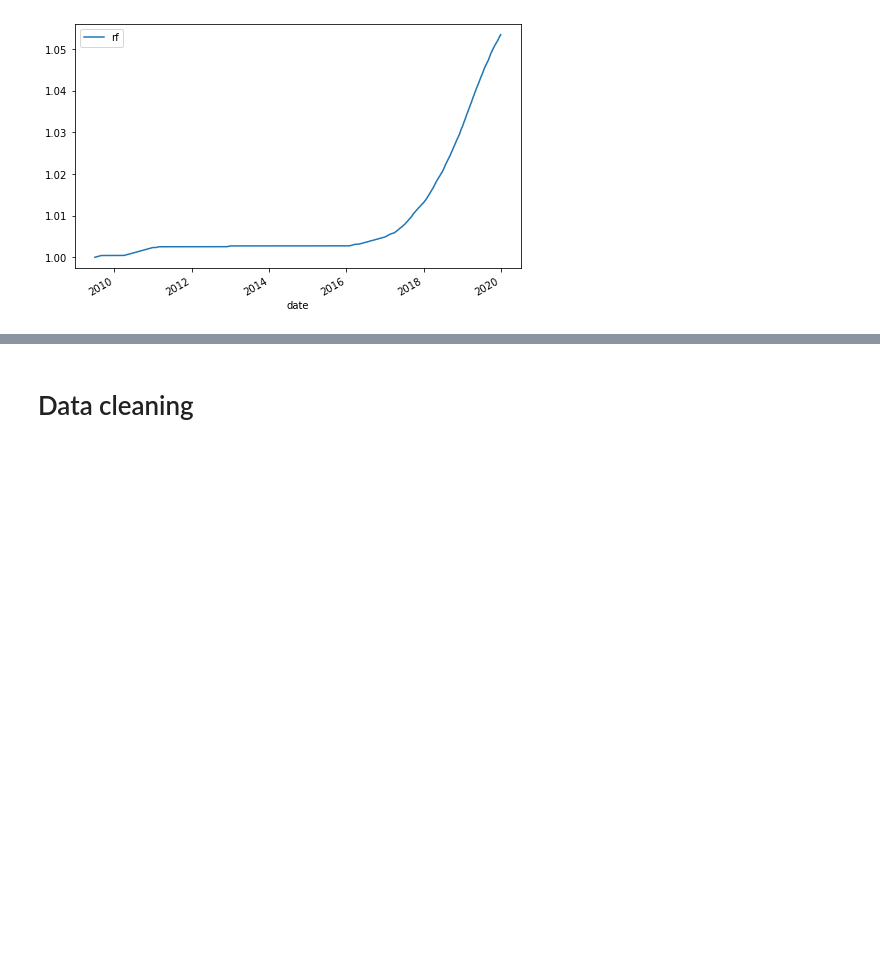
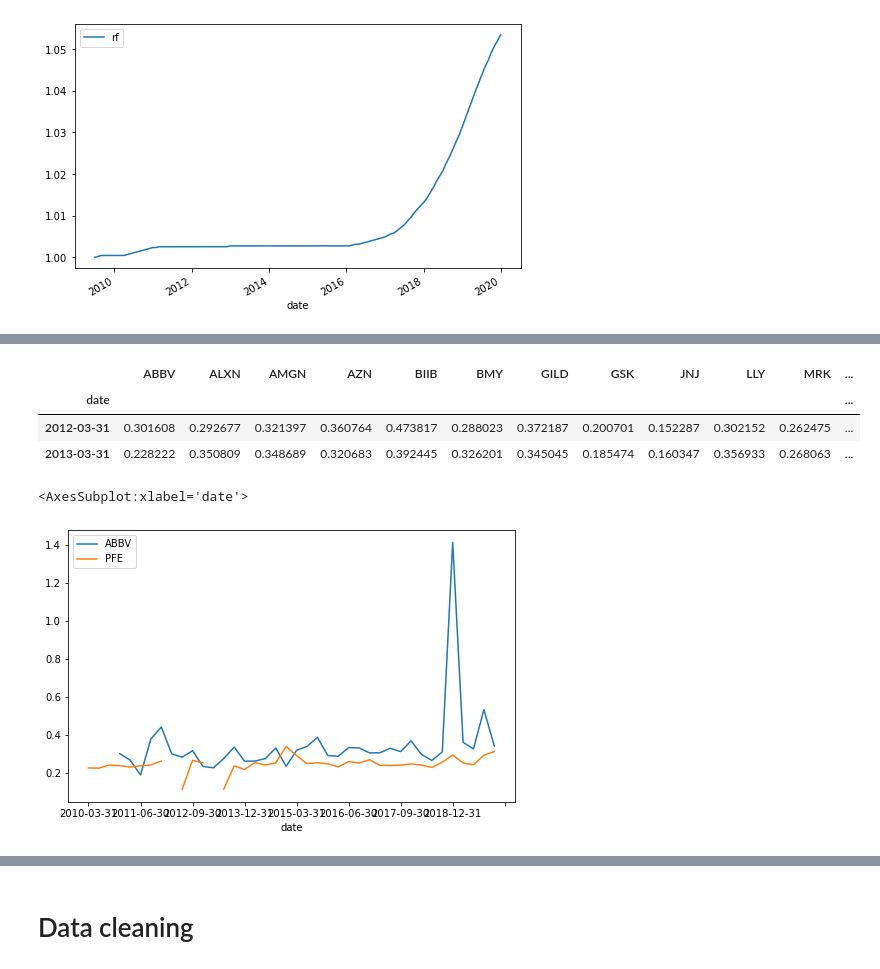
Before and after one commit to wvmrtn/mlf-project, a Jupyter notebook: main_returns_data_clean.ipynb, the cells around one changed output, grey strips where cells are left out. Saved outputs shown, nothing was run; the diff lists cells and outputs as text; code cells hidden in the pictures; blank space fills up the shorter version.

Commit message:
added r and d expenditures to EDA

```diff
--- a/main_returns_data_clean.ipynb
+++ b/main_returns_data_clean.ipynb
@@ -72,3 +72,5 @@ fig, ax = plt.subplots(figsize=(8, 5))
 # %% [output]
 <AxesSubplot:xlabel='date'>
 [figure]
+# %%
+expenses = pd.read_csv('data/returns/raw/expenditures.csv', index_col=0)
@@ -74,0 +97,13 @@ fig, ax = plt.subplots(figsize=(8, 5))
+# %%
+expenses[expenses['PFE'].isna()]
+# %% [output]
+|  | ABBV | ALXN | AMGN | AZN | BIIB | BMY | GILD | GSK | JNJ | LLY | MRK | ... |
+| date |  |  |  |  |  |  |  |  |  |  |  | ... |
+| 2012-03-31 | 0.301608 | 0.292677 | 0.321397 | 0.360764 | 0.473817 | 0.288023 | 0.372187 | 0.200701 | 0.152287 | 0.302152 | 0.262475 | ... |
+| 2013-03-31 | 0.228222 | 0.350809 | 0.348689 | 0.320683 | 0.392445 | 0.326201 | 0.345045 | 0.185474 | 0.160347 | 0.356933 | 0.268063 | ... |
+# %%
+fig, ax = plt.subplots(figsize=(8, 5))
+expenses[['ABBV', 'PFE']].plot(ax=ax)
+# %% [output]
+<AxesSubplot:xlabel='date'>
+[figure, added]
```
Also changed, not shown: parts of 4 cells of this notebook, 1 other file.
